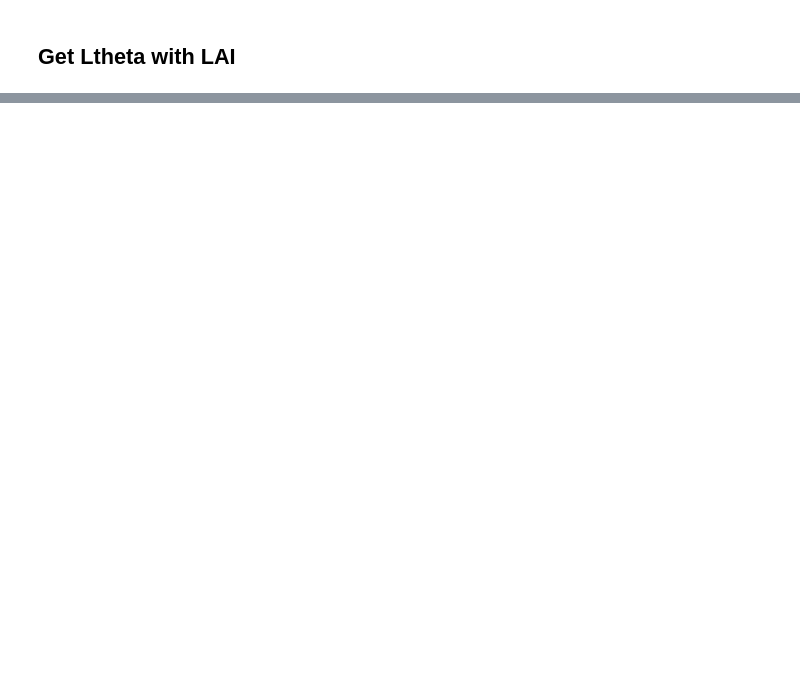
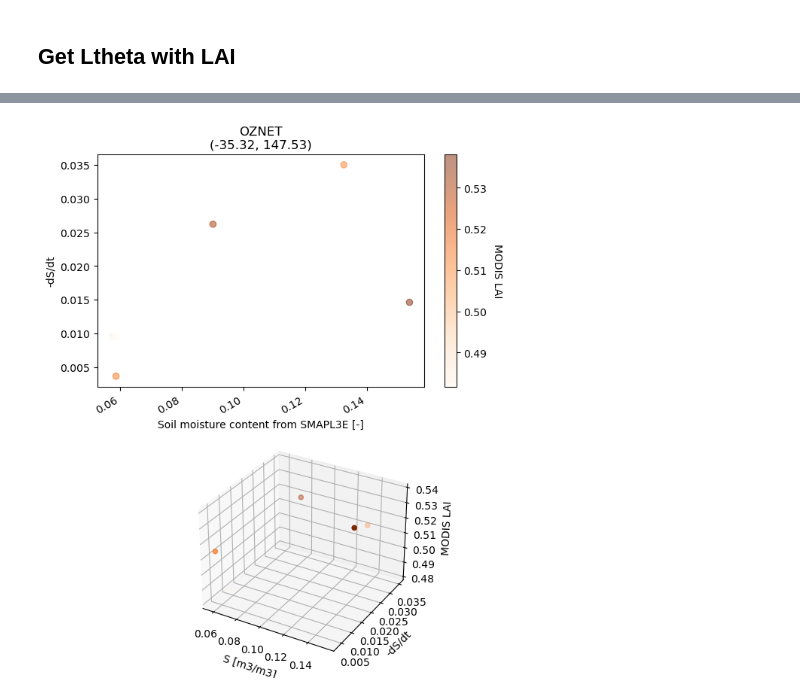
Before and after one commit to RY4GIT/SMSigxSMAP, a Jupyter notebook: 2_code_to_analyze/test_plot_LAIandSMAP_from_appeears_pt_sample.ipynb, the cells around one changed output, grey strips where cells are left out. Drawn from its saved outputs; the diff is of its cells as text; code cells hidden in the pictures; blank space fills up the shorter version.

```diff
--- a/2_code_to_analyze/test_plot_LAIandSMAP_from_appeears_pt_sample.ipynb
+++ b/2_code_to_analyze/test_plot_LAIandSMAP_from_appeears_pt_sample.ipynb
@@ -345,3 +445,33 @@ df_ts_sync
 
 
 # 3D & 2D plot with LAI
+# %%
+fig = plt.figure(figsize=(7, 10))
+sm = df_ts_sync['soil_moisture_smapL3'][df_ts_sync['noprecip']].values
+neg_dSdt = df_ts_sync['dSdt(t+1)'][df_ts_sync['noprecip']].values*-1
+lai = df_ts_sync['MODISmeanLAI_SMAPgrid_x'][df_ts_sync['noprecip']].values
+
+ax3 =  fig.add_subplot(2,1,1)
+scatter = ax3.scatter(x=sm, y=neg_dSdt, c=lai, cmap= 'Oranges', marker='o', alpha=0.5, label='SMAP L4')
+xax = ax3.xaxis
+ax3.set_title(title)
+ax3.set_xlabel("Soil moisture content from SMAPL3E [-]")
+ax3.set_ylabel("-dS/dt")
+cbar = plt.colorbar(scatter, ax=ax3)
+cbar.ax.get_yaxis().labelpad = 15
+cbar.ax.set_ylabel('MODIS LAI', rotation=270)
+fig.autofmt_xdate()
+
+from mpl_toolkits import mplot3d
+
+ax4 =  fig.add_subplot(2,1,2, projection='3d')
+
+# Data for a three-dimensional line
+ax4.scatter3D(sm, neg_dSdt, lai, c=lai, cmap='Oranges');
+ax4.set_xlabel('S [m3/m3]')
+ax4.set_ylabel('-dS/dt')
+ax4.set_zlabel('MODIS LAI')
+
+fig.savefig(f'../3_data_out/{save_title}_Ltheta.png')
+# %% [output]
+[figure, added]
```
Also changed, not shown: parts of 19 cells of this notebook.
